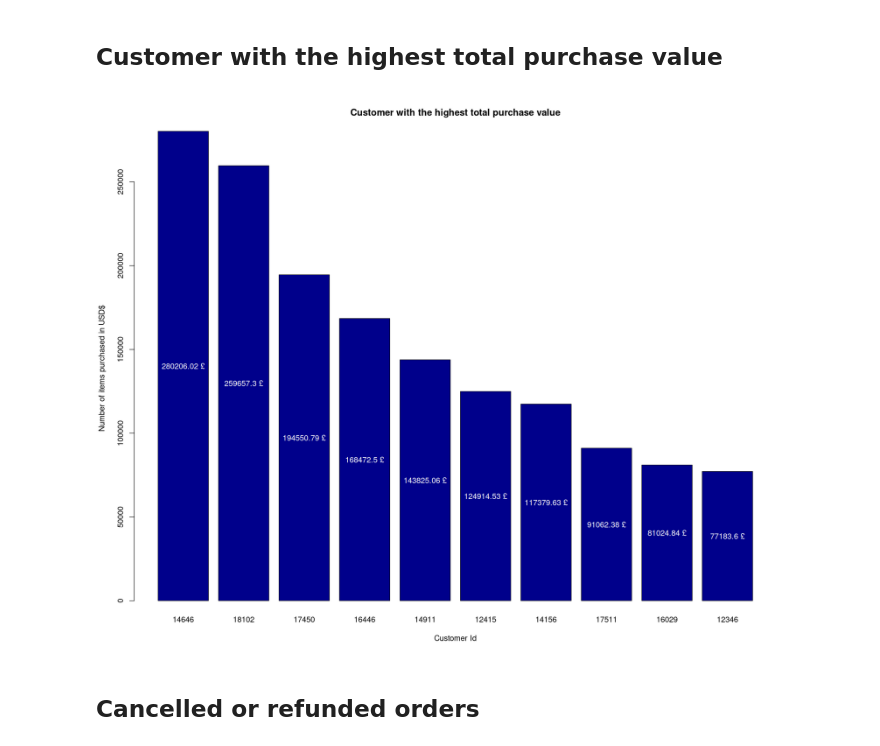
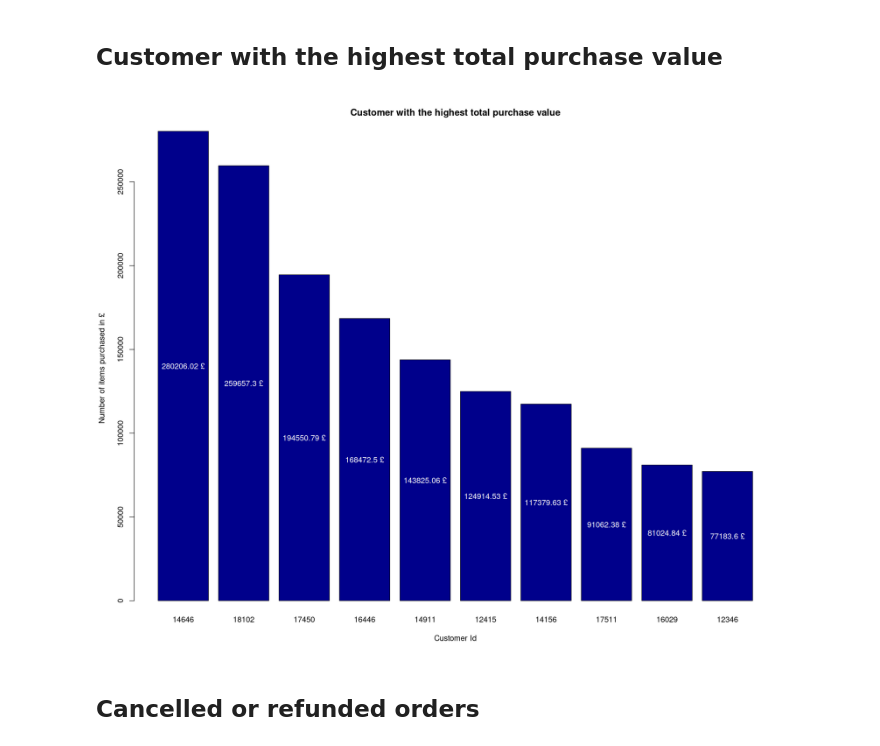
Before and after one commit to Aavash232311/DSC-105-Group-Project-, a Jupyter notebook: data.ipynb, the cells around one changed output. Drawn from its saved outputs; the diff is of its cells as text; code cells hidden in the pictures.

```diff
--- a/data.ipynb
+++ b/data.ipynb
@@ -400,28 +400,28 @@ text(
 # %%
 known.customer <-  customer %>% filter(CustomerID != "Unknown")
 
 frequency.rev <- summarize(known.customer, Revenue = sum(Quantity * UnitPrice,  na.rm = TRUE)) # ignore NA
 frequency.rev <- frequency.rev[order(frequency.rev$Revenue, decreasing=TRUE), ]
 frequency.rev <- head(frequency.rev , 10)
 
 # pasting the above barplot
 bp <- barplot(names.arg = frequency.rev$CustomerID,
         height= frequency.rev$Revenue,
         main = "Customer with the highest total purchase value",
         col="darkblue",
         xlab="Customer Id",
-        ylab="Number of items purchased in USD$",
+        ylab="Number of items purchased in £",
 )
 
 text(
   x = bp,
   y = frequency.rev$Revenue / 2,  # for labeling in the middle of the bar plot
   labels = paste(frequency.rev$Revenue, "£"),
   col = "white",
   cex = 1.0 # size of text
 )
 # %% [output]
-[figure, old version]
+[figure, new version]
 # %% [markdown]
 ## Cancelled or refunded orders
 # %%
```
Also changed, not shown: parts of 1 cell of this notebook.
